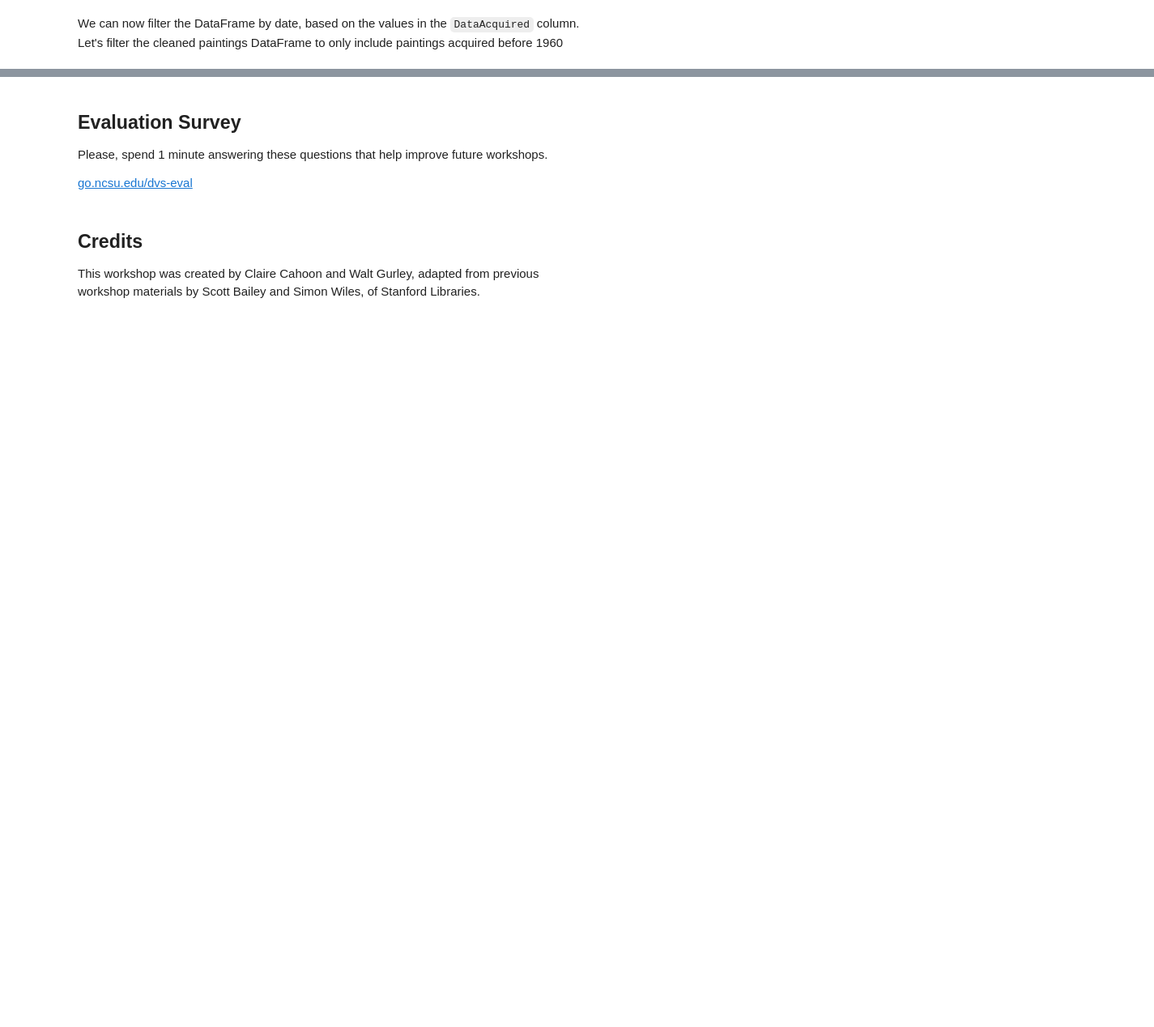
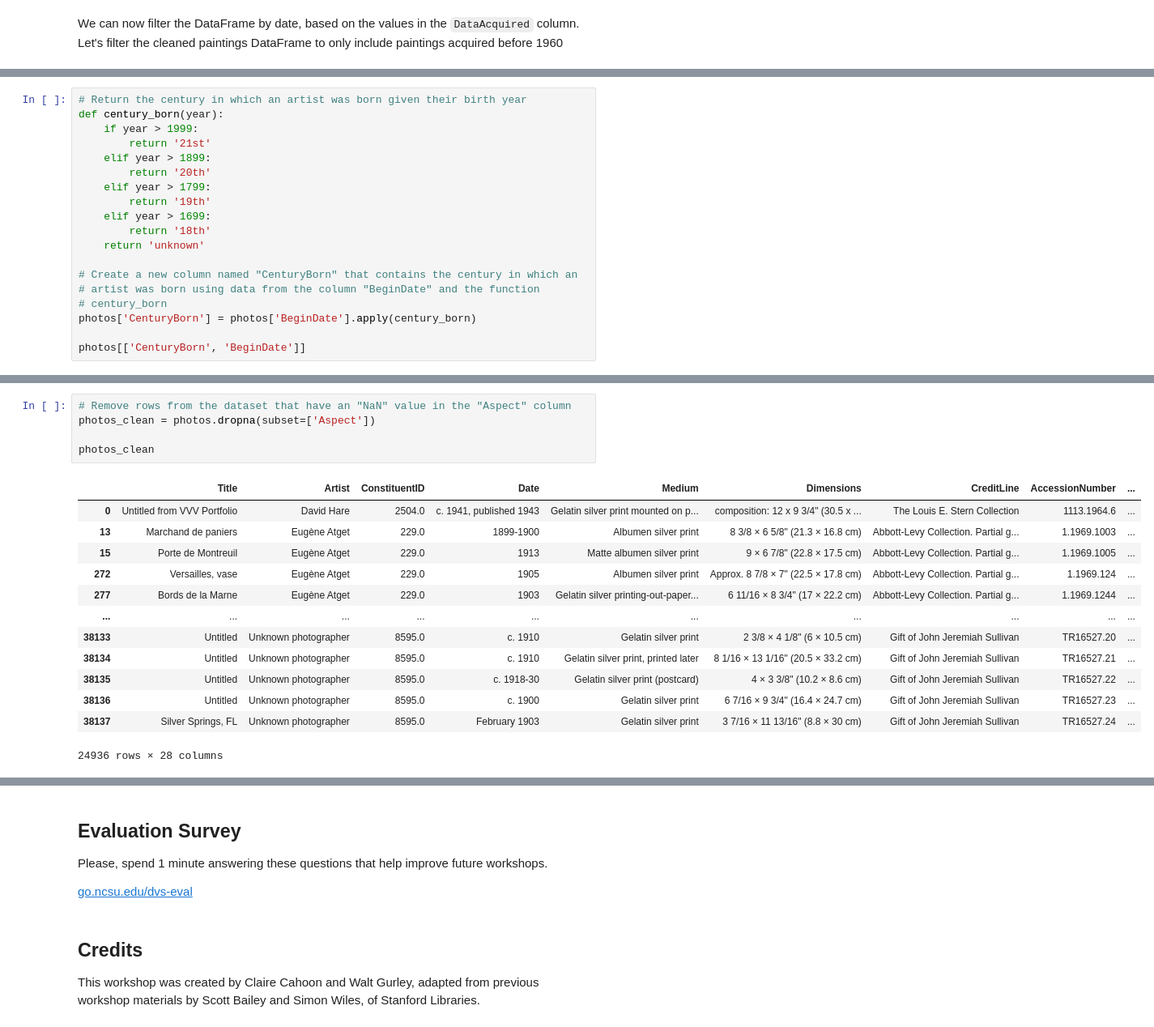
Before and after one commit to ncsu-libraries-data-vis/python-open-labs, a Jupyter notebook: Open_Lab_3_data_wrangling_with_pandas/filled_Open_Lab_3_data_wrangling_with_pandas.ipynb, the cells around one changed output, grey strips where cells are left out. Shown: that part at 81% size. Saved outputs shown, nothing was run; the diff lists cells and outputs as text; blank space fills up the shorter version.

```diff
--- a/Open_Lab_3_data_wrangling_with_pandas/filled_Open_Lab_3_data_wrangling_with_pandas.ipynb
+++ b/Open_Lab_3_data_wrangling_with_pandas/filled_Open_Lab_3_data_wrangling_with_pandas.ipynb
@@ -297,0 +378,19 @@ Create a new column, `aspect`, that contains the aspect ratio (width / height) o
+# %%
+# Return the century in which an artist was born given their birth year
+def century_born(year):
+    if year > 1999:
+        return '21st'
+    elif year > 1899:
+        return '20th'
+    elif year > 1799:
+        return '19th'
+    elif year > 1699:
+        return '18th'
+    return 'unknown'
+
+# Create a new column named "CenturyBorn" that contains the century in which an
+# artist was born using data from the column "BeginDate" and the function
+# century_born
+photos['CenturyBorn'] = photos['BeginDate'].apply(century_born)
+
+photos[['CenturyBorn', 'BeginDate']]
@@ -297,0 +415,19 @@ Create a new column, `aspect`, that contains the aspect ratio (width / height) o
+# %%
+# Remove rows from the dataset that have an "NaN" value in the "Aspect" column
+photos_clean = photos.dropna(subset=['Aspect'])
+
+photos_clean
+# %% [output]
+|  | Title | Artist | ConstituentID | Date | Medium | Dimensions | CreditLine | AccessionNumber | ... |
+| 0 | Untitled from VVV Portfolio | David Hare | 2504.0 | c. 1941, published 1943 | Gelatin silver print mounted on p... | composition: 12 x 9 3/4" (30.5 x ... | The Louis E. Stern Collection | 1113.1964.6 | ... |
+| 13 | Marchand de paniers | Eugène Atget | 229.0 | 1899-1900 | Albumen silver print | 8 3/8 × 6 5/8" (21.3 × 16.8 cm) | Abbott-Levy Collection. Partial g... | 1.1969.1003 | ... |
+| 15 | Porte de Montreuil | Eugène Atget | 229.0 | 1913 | Matte albumen silver print | 9 × 6 7/8" (22.8 × 17.5 cm) | Abbott-Levy Collection. Partial g... | 1.1969.1005 | ... |
+| 272 | Versailles, vase | Eugène Atget | 229.0 | 1905 | Albumen silver print | Approx. 8 7/8 × 7" (22.5 × 17.8 cm) | Abbott-Levy Collection. Partial g... | 1.1969.124 | ... |
+| 277 | Bords de la Marne | Eugène Atget | 229.0 | 1903 | Gelatin silver printing-out-paper... | 6 11/16 × 8 3/4" (17 × 22.2 cm) | Abbott-Levy Collection. Partial g... | 1.1969.1244 | ... |
+| ... | ... | ... | ... | ... | ... | ... | ... | ... | ... |
+| 38133 | Untitled | Unknown photographer | 8595.0 | c. 1910 | Gelatin silver print | 2 3/8 × 4 1/8" (6 × 10.5 cm) | Gift of John Jeremiah Sullivan | TR16527.20 | ... |
+| 38134 | Untitled | Unknown photographer | 8595.0 | c. 1910 | Gelatin silver print, printed later | 8 1/16 × 13 1/16" (20.5 × 33.2 cm) | Gift of John Jeremiah Sullivan | TR16527.21 | ... |
+| 38135 | Untitled | Unknown photographer | 8595.0 | c. 1918-30 | Gelatin silver print (postcard) | 4 × 3 3/8" (10.2 × 8.6 cm) | Gift of John Jeremiah Sullivan | TR16527.22 | ... |
+| 38136 | Untitled | Unknown photographer | 8595.0 | c. 1900 | Gelatin silver print | 6 7/16 × 9 3/4" (16.4 × 24.7 cm) | Gift of John Jeremiah Sullivan | TR16527.23 | ... |
+| 38137 | Silver Springs, FL | Unknown photographer | 8595.0 | February 1903 | Gelatin silver print | 3 7/16 × 11 13/16" (8.8 × 30 cm) | Gift of John Jeremiah Sullivan | TR16527.24 | ... |
+24936 rows × 28 columns
```
Also changed, not shown: parts of 17 cells of this notebook.
